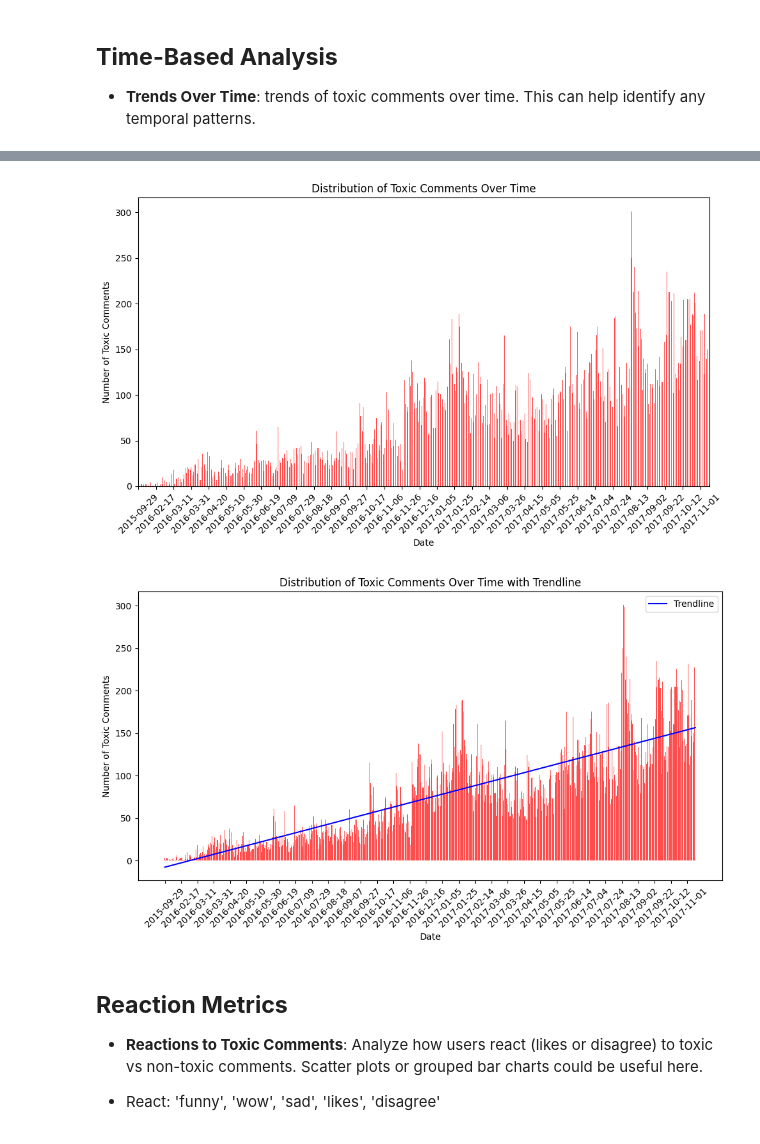
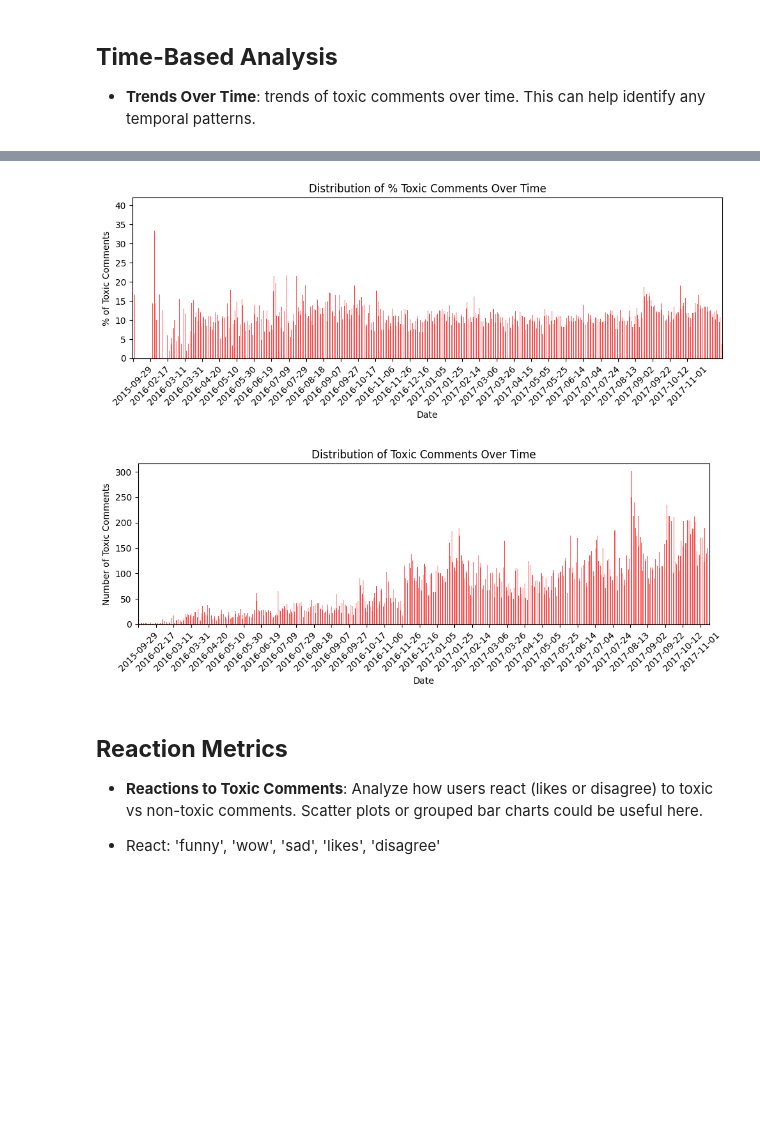
Before and after one commit to LexiGuard/lexiguard, a Jupyter notebook: EDA-Andre-visual.ipynb, the cells around one changed output, grey strips where cells are left out. Saved outputs shown, nothing was run; the diff lists cells and outputs as text; code cells hidden in the pictures; blank space fills up the shorter version.

```diff
--- a/EDA-Andre-visual.ipynb
+++ b/EDA-Andre-visual.ipynb
@@ -119,47 +119,42 @@ plt.show
+# %%
+# get only toxic comments
+daily_toxic_counts = df_merged[df_merged['toxic'] == 1].groupby('date').size()
+# get total comments
+daily_counts = df_merged['toxic'].groupby(df_merged['date']).size()
+# % of toxic comments
+daily_percentage = (daily_toxic_counts / daily_counts)*100
+
+# Plot the distribution of toxic comments over time
+plt.figure(figsize=(10, 4))
+daily_percentage.plot(kind='bar', color='red', alpha=0.7)
+
+# Manually set x-axis labels to display every 7 days
+plt.xticks(range(0, len(daily_toxic_counts), 20), [str(date.date()) for date in daily_toxic_counts.index[::20]], rotation=45)
+
+plt.title('Distribution of % Toxic Comments Over Time')
+plt.xlabel('Date')
+plt.ylabel('% of Toxic Comments')
+plt.tight_layout()
+plt.show()
+# %% [output]
+[figure, added]
 # %%
 daily_toxic_counts = df_merged[df_merged['toxic'] == 1].groupby('date').size()
 
 # Plot the distribution of toxic comments over time
-plt.figure(figsize=(10, 6))
+plt.figure(figsize=(10, 4))
 daily_toxic_counts.plot(kind='bar', color='red', alpha=0.7)
 
 # Manually set x-axis labels to display every 7 days
 plt.xticks(range(0, len(daily_toxic_counts), 20), [str(date.date()) for date in daily_toxic_counts.index[::20]], rotation=45)
 
 plt.title('Distribution of Toxic Comments Over Time')
 plt.xlabel('Date')
 plt.ylabel('Number of Toxic Comments')
 plt.tight_layout()
 plt.show()
-
-
-# refazer o grafico com % de comentario toxicos / total coments
 # %% [output]
-[figure, old version]
+[figure, new version]
-# %%
-# Plot the distribution of toxic comments over time
-plt.figure(figsize=(10, 6))
-
-# Use range(len(daily_toxic_counts)) as x values
-plt.bar(range(len(daily_toxic_counts)), daily_toxic_counts, color='red', alpha=0.7)
-
-# Manually set x-axis labels to display every 7 days
-plt.xticks(range(0, len(daily_toxic_counts), 20), [str(date.date()) for date in daily_toxic_counts.index[::20]], rotation=45)
-
-# Add a trendline
-x = np.arange(len(daily_toxic_counts))
-coefficients = np.polyfit(x, daily_toxic_counts, 1)
-trendline = np.polyval(coefficients, x)
-plt.plot(x, trendline, color='blue', label='Trendline')
-
-plt.title('Distribution of Toxic Comments Over Time with Trendline')
-plt.xlabel('Date')
-plt.ylabel('Number of Toxic Comments')
-plt.legend()
-plt.tight_layout()
-plt.show()
-# %% [output]
-[figure, removed]
 # %% [markdown]
 ## **Reaction Metrics**
 
```
Also changed, not shown: parts of 13 cells of this notebook.
